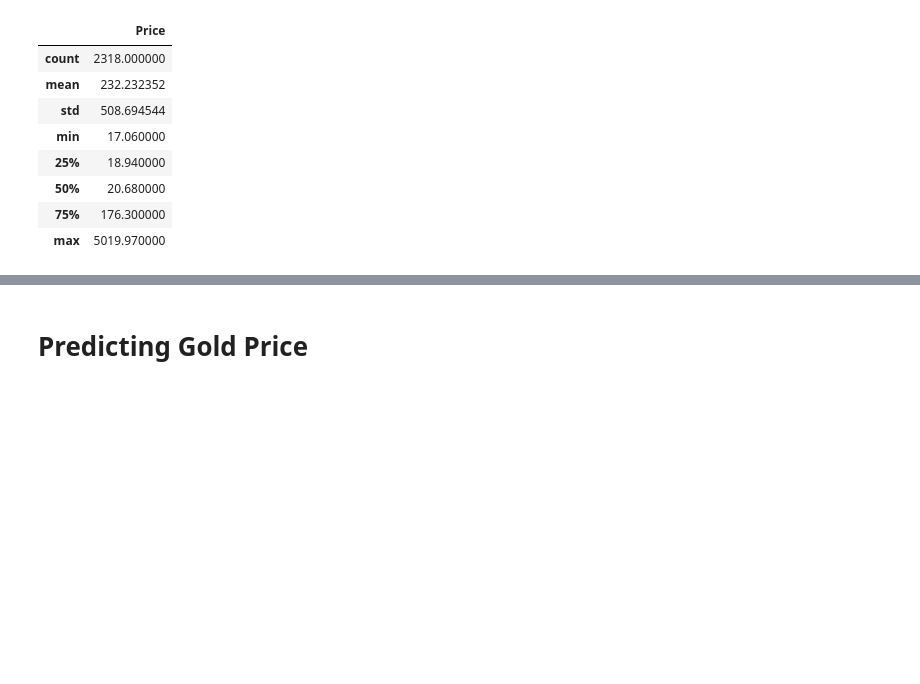
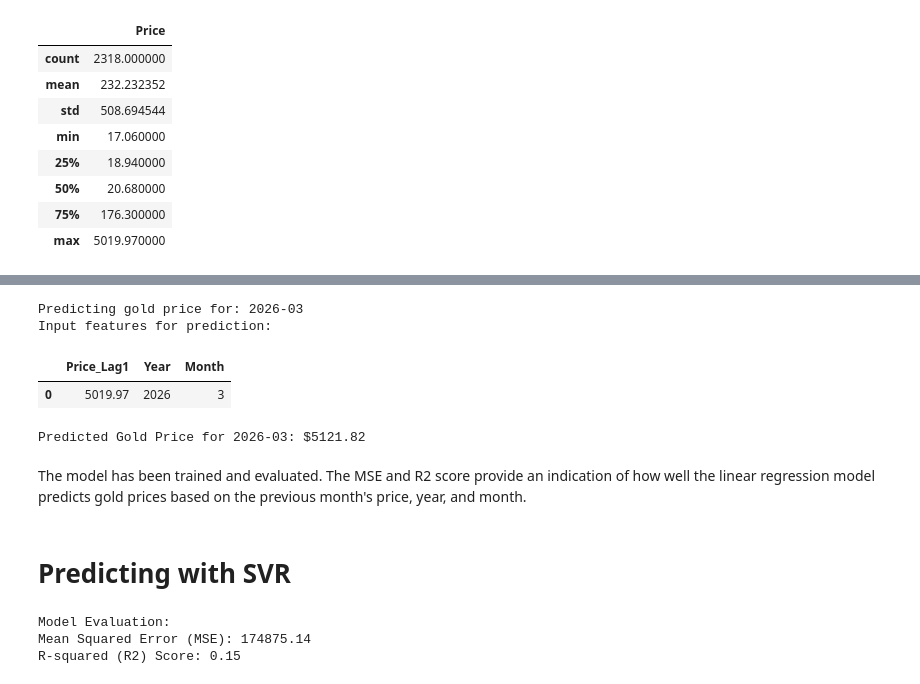
Before and after one commit to Ichsan4Fa/Gold_Price_Prediction, a Jupyter notebook: Prediction_of_Gold_Prices.ipynb, the cells around one changed output, grey strips where cells are left out. Saved outputs shown, nothing was run; the diff lists cells and outputs as text; code cells hidden in the pictures; blank space fills up the shorter version.

```diff
--- a/Prediction_of_Gold_Prices.ipynb
+++ b/Prediction_of_Gold_Prices.ipynb
@@ -57,2 +137,46 @@ df.describe()
+# %%
+# Let's find the last known date and price to predict the next month
+last_date = df_model['Date'].max()
+last_price = df_model[df_model['Date'] == last_date]['Price'].iloc[0]
+
+# Calculate the next month's date
+next_month_date = last_date + pd.DateOffset(months=1)
+
+# Create a new DataFrame for the new input
+new_data = pd.DataFrame({
+    'Price_Lag1': [last_price],  # Use the last known price as the lag for the next prediction
+    'Year': [next_month_date.year],
+    'Month': [next_month_date.month]
+})
+
+print(f"Predicting gold price for: {next_month_date.strftime('%Y-%m')}")
+print("Input features for prediction:")
+display(new_data)
+
+# Predict the gold price using the trained Linear Regression model
+predicted_price = model.predict(new_data)
+
+print(f"\nPredicted Gold Price for {next_month_date.strftime('%Y-%m')}: ${predicted_price[0]:.2f}")
+# %% [output]
+Predicting gold price for: 2026-03
+Input features for prediction:
+|  | Price_Lag1 | Year | Month |
+| 0 | 5019.97 | 2026 | 3 |
+Predicted Gold Price for 2026-03: $5121.82
+# %% [markdown]
+The model has been trained and evaluated. The MSE and R2 score provide an indication of how well the linear regression model predicts gold prices based on the previous month's price, year, and month.
 # %% [markdown]
-# Predicting Gold Price
+# Predicting with SVR
+# %%
+SVR_model = SVR()
+SVR_model.fit(X_train, y_train)
+y_pred_svr = SVR_model.predict(X_test)
+mse = mean_squared_error(y_test, y_pred_svr)
+r2 = r2_score(y_test, y_pred_svr)
+print(f"\nModel Evaluation:")
+print(f"Mean Squared Error (MSE): {mse:.2f}")
+print(f"R-squared (R2) Score: {r2:.2f}")
+# %% [output]
+Model Evaluation:
+Mean Squared Error (MSE): 174875.14
+R-squared (R2) Score: 0.15
```
Also changed, not shown: parts of 5 cells of this notebook.
